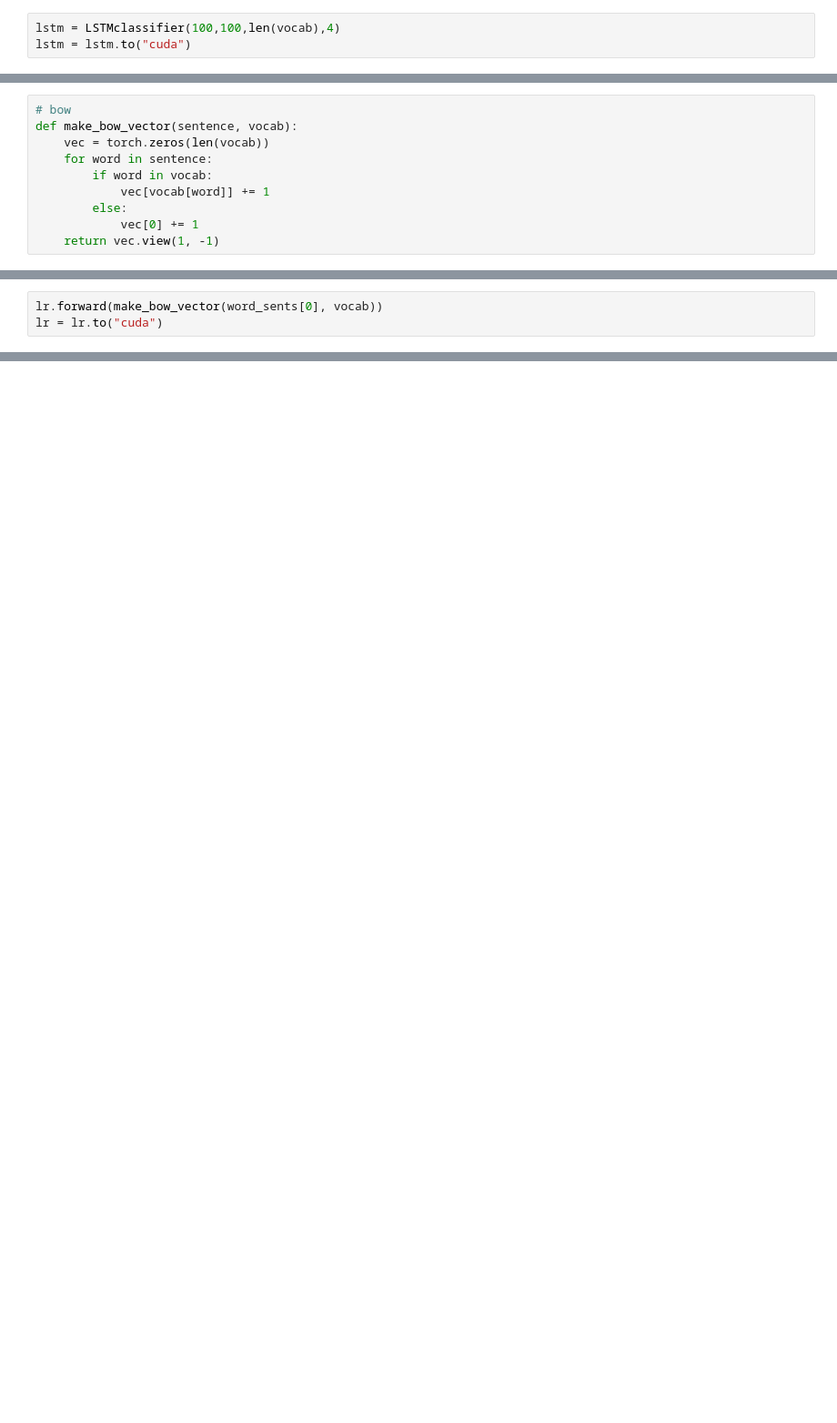
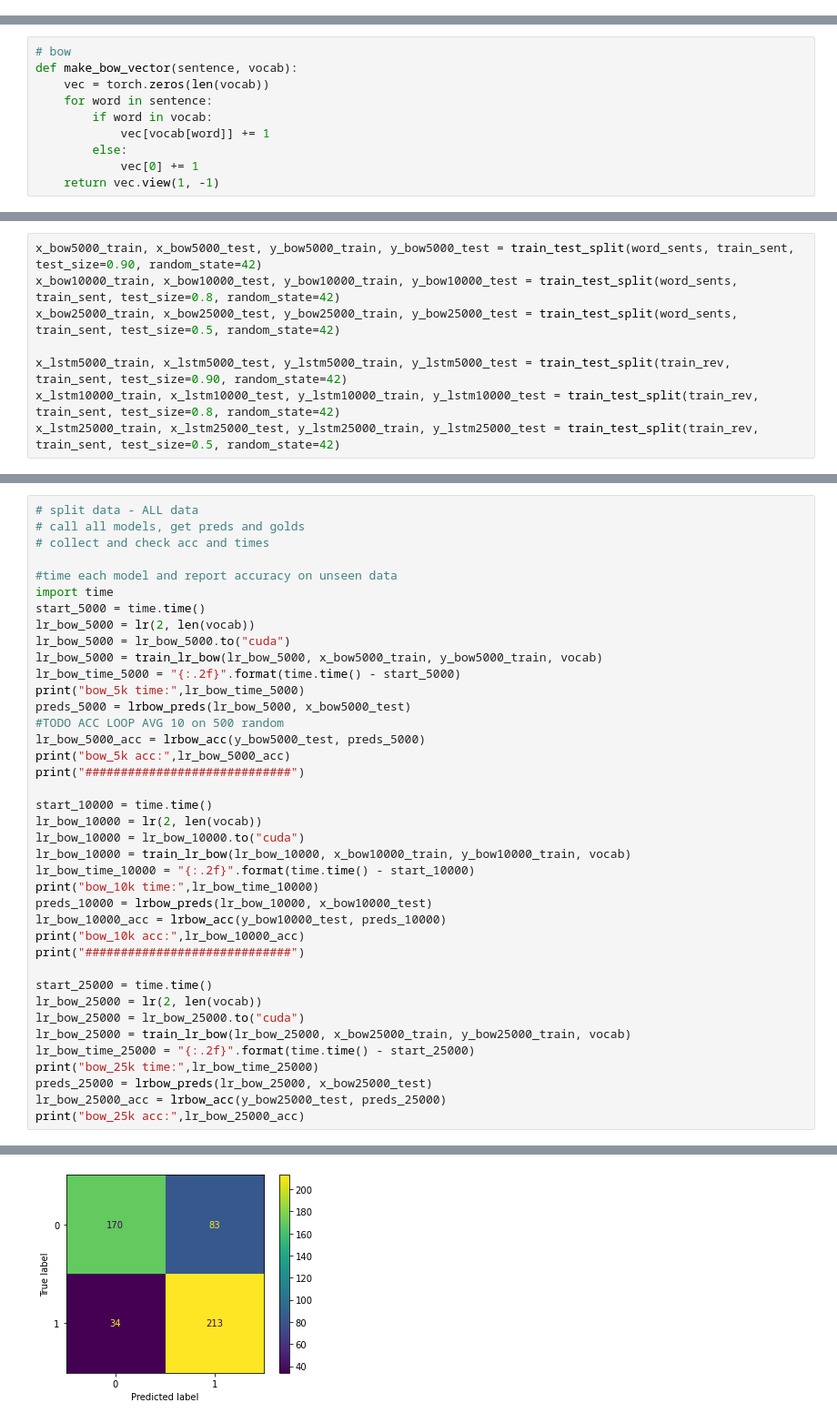
Before and after one commit to Jarani1/imdb-classification, a Jupyter notebook: review_predict.ipynb, the cells around one changed output, grey strips where cells are left out. Shown: that part at 91% size. Cells and saved outputs as stored; diff of their text form; blank space fills up the shorter version.

```diff
--- a/review_predict.ipynb
+++ b/review_predict.ipynb
@@ -396,6 +357,3 @@ class LSTMclassifier(nn.Module):
-# %%
-lstm = LSTMclassifier(100,100,len(vocab),4)
-lstm = lstm.to("cuda")
 # %%
 def train_lstm(model, revs, sents):
     loss_function = nn.NLLLoss()
@@ -526,4 +449 @@ lr = lr(2, len(vocab))
-# %%
-lr.forward(make_bow_vector(word_sents[0], vocab))
-lr = lr.to("cuda")
 # %%
@@ -594,0 +573,8 @@ accuracy_score(golds, preds)
+# %%
+x_bow5000_train, x_bow5000_test, y_bow5000_train, y_bow5000_test = train_test_split(word_sents, train_sent, test_size=0.90, random_state=42)
+x_bow10000_train, x_bow10000_test, y_bow10000_train, y_bow10000_test = train_test_split(word_sents, train_sent, test_size=0.8, random_state=42)
+x_bow25000_train, x_bow25000_test, y_bow25000_train, y_bow25000_test = train_test_split(word_sents, train_sent, test_size=0.5, random_state=42)
+
+x_lstm5000_train, x_lstm5000_test, y_lstm5000_train, y_lstm5000_test = train_test_split(train_rev, train_sent, test_size=0.90, random_state=42)
+x_lstm10000_train, x_lstm10000_test, y_lstm10000_train, y_lstm10000_test = train_test_split(train_rev, train_sent, test_size=0.8, random_state=42)
+x_lstm25000_train, x_lstm25000_test, y_lstm25000_train, y_lstm25000_test = train_test_split(train_rev, train_sent, test_size=0.5, random_state=42)
@@ -594,0 +598,40 @@ accuracy_score(golds, preds)
+# %%
+# split data - ALL data
+# call all models, get preds and golds
+# collect and check acc and times
+
+#time each model and report accuracy on unseen data
+import time
+start_5000 = time.time()
+lr_bow_5000 = lr(2, len(vocab))
+lr_bow_5000 = lr_bow_5000.to("cuda")
+lr_bow_5000 = train_lr_bow(lr_bow_5000, x_bow5000_train, y_bow5000_train, vocab)
+lr_bow_time_5000 = "{:.2f}".format(time.time() - start_5000)
+print("bow_5k time:",lr_bow_time_5000)
+preds_5000 = lrbow_preds(lr_bow_5000, x_bow5000_test)
+#TODO ACC LOOP AVG 10 on 500 random
+lr_bow_5000_acc = lrbow_acc(y_bow5000_test, preds_5000)
+print("bow_5k acc:",lr_bow_5000_acc)
+print("#############################")
+
+start_10000 = time.time()
+lr_bow_10000 = lr(2, len(vocab))
+lr_bow_10000 = lr_bow_10000.to("cuda")
+lr_bow_10000 = train_lr_bow(lr_bow_10000, x_bow10000_train, y_bow10000_train, vocab)
+lr_bow_time_10000 = "{:.2f}".format(time.time() - start_10000)
+print("bow_10k time:",lr_bow_time_10000)
+preds_10000 = lrbow_preds(lr_bow_10000, x_bow10000_test)
+lr_bow_10000_acc = lrbow_acc(y_bow10000_test, preds_10000)
+print("bow_10k acc:",lr_bow_10000_acc)
+print("#############################")
+
+start_25000 = time.time()
+lr_bow_25000 = lr(2, len(vocab))
+lr_bow_25000 = lr_bow_25000.to("cuda")
+lr_bow_25000 = train_lr_bow(lr_bow_25000, x_bow25000_train, y_bow25000_train, vocab)
+lr_bow_time_25000 = "{:.2f}".format(time.time() - start_25000)
+print("bow_25k time:",lr_bow_time_25000)
+preds_25000 = lrbow_preds(lr_bow_25000, x_bow25000_test)
+lr_bow_25000_acc = lrbow_acc(y_bow25000_test, preds_25000)
+print("bow_25k acc:",lr_bow_25000_acc)
+# %% [output]
@@ -594,0 +646 @@ accuracy_score(golds, preds)
+[figure, added]
```
Also changed, not shown: parts of 50 cells of this notebook.
